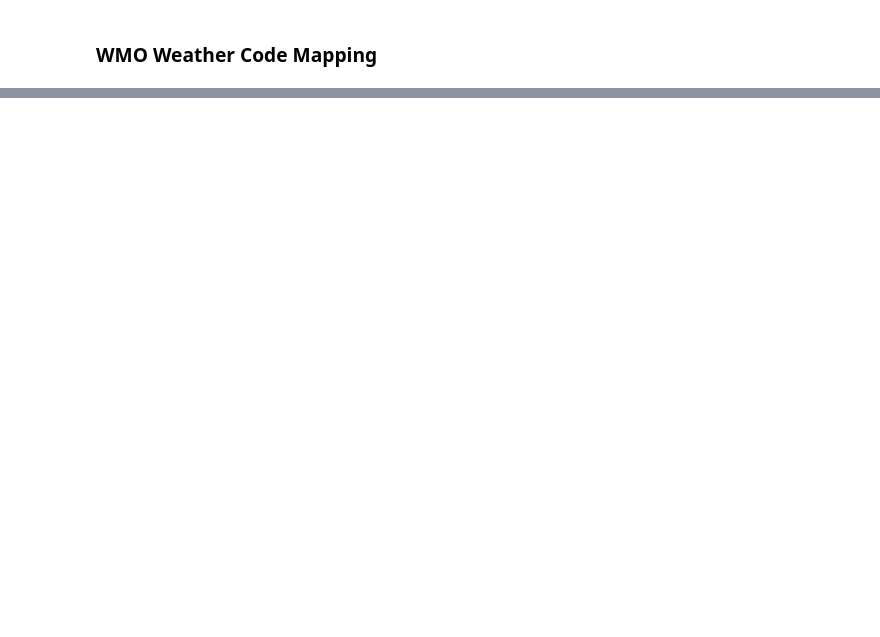
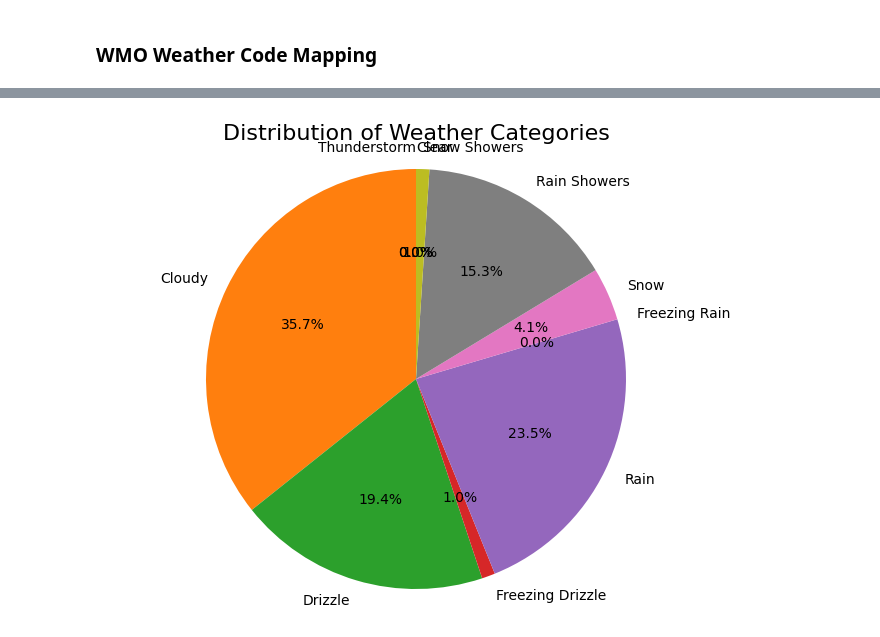
Before and after one commit to Rohit-hooda/DS5110-Final-Project, a Jupyter notebook: Current_Daily_Forecast.ipynb, the cells around one changed output, grey strips where cells are left out. Cells and saved outputs as stored; diff of their text form; code cells hidden in the pictures; blank space fills up the shorter version.

Commit message:
Update weather data visualization and fix code formatting

```diff
--- a/Current_Daily_Forecast.ipynb
+++ b/Current_Daily_Forecast.ipynb
@@ -359,3 +359,54 @@ output_dir = 'visualizations'
 os.makedirs(output_dir, exist_ok=True)
 output_file = os.path.join(output_dir, 'daily_chloropeth_map.html')
 m.save(output_file)
+# %%
+import matplotlib.pyplot as plt
+import pandas as pd
+
+# Mapping of WMO weather codes to broader categories
+condition_mapping = {
+        "Clear": [0, 1],
+        "Cloudy": [2, 3, 45, 48],
+        "Drizzle": [51, 53, 55],
+        "Freezing Drizzle": [56, 57],
+        "Rain": [61, 63, 65],
+        "Freezing Rain": [66, 67],
+        "Snow": [71, 73, 75, 77],
+        "Rain Showers": [80, 81, 82],
+        "Snow Showers": [85, 86],
+        "Thunderstorm": [95, 96, 99],
+}
+
+def get_weather_category(wmo_code):
+        for category, codes in condition_mapping.items():
+            if wmo_code in codes:
+                return category
+        return "Unknown"  # If the WMO code doesn't match any category
+
+def plot_pie_chart(county_weather_data):
+
+    # Initialize the counts for each category
+    category_counts = {category: 0 for category in condition_mapping}
+
+    # Iterate through the county weather data and count occurrences of each category
+    for county, weather_data in county_weather_data.items():
+        daily_data = weather_data["daily"]
+
+        for _, row in daily_data.iterrows():
+            wmo_code = row['weather_code']
+            category = get_weather_category(wmo_code)
+            if category != "Unknown":
+                category_counts[category] += 1
+
+    plt.figure(figsize=(8, 6))
+    plt.pie(category_counts.values(), labels=category_counts.keys(),
+            autopct='%1.1f%%', startangle=90)
+
+    plt.title("Distribution of Weather Categories", fontsize=16)
+    plt.axis('equal')  # Equal aspect ratio ensures the pie chart is a circle.
+    plt.show()
+
+
+plot_pie_chart(county_weather_data)
+# %% [output]
+[figure, added]
```
Also changed, not shown: parts of 1 cell of this notebook, 16 other files.
